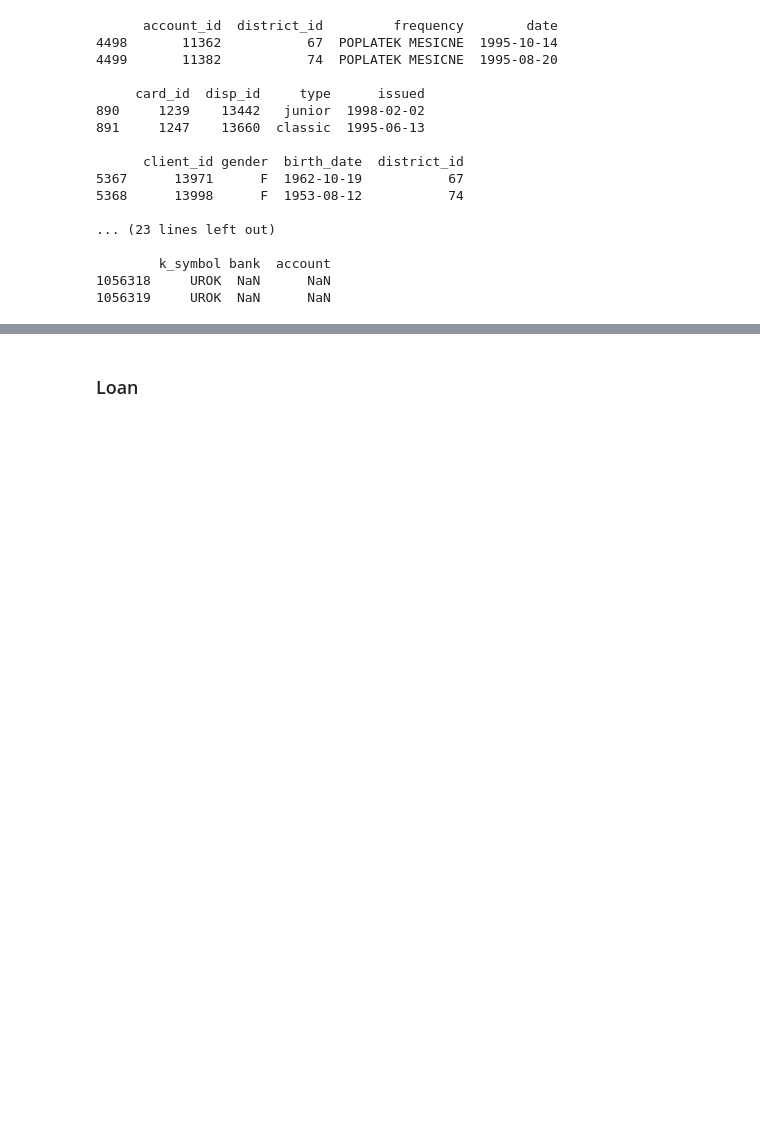
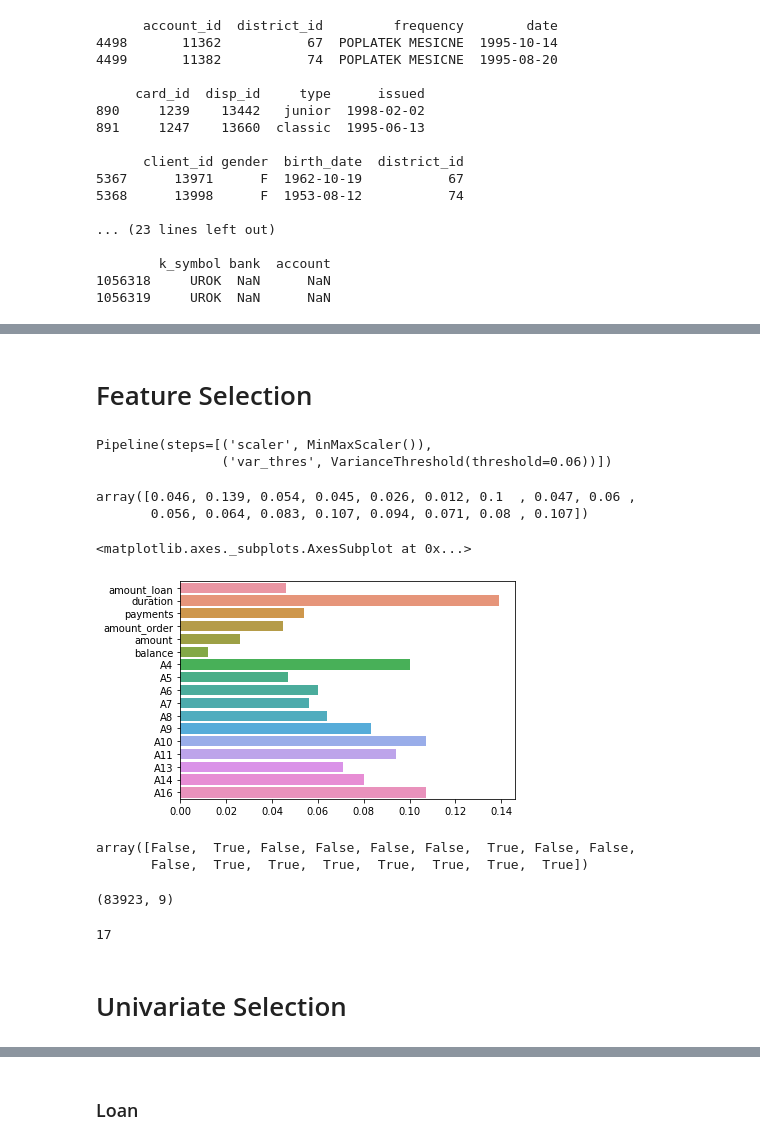
Before and after one commit to SteveGrimm/Unit4_Project, a Jupyter notebook: Unit4_Project.ipynb, the cells around one changed output, grey strips where cells are left out. Saved outputs shown, nothing was run; the diff lists cells and outputs as text; code cells hidden in the pictures; blank space fills up the shorter version.

```diff
--- a/Unit4_Project.ipynb
+++ b/Unit4_Project.ipynb
@@ -110,0 +228,17 @@ for name in tables:
+# %%
+#Set x and y variables
+x = data.drop(columns = 'status2')
+y = data.status2
+
+#Train test split
+x_train, x_test, y_train, y_test = train_test_split(x,y,
+                                                    test_size = 0.2,
+                                                    random_state = 42)
+
+data_transformer = ColumnTransformer(transformers=[
+    ('continuous', 'passthrough', continuous_variables),
+    ('binary', OrdinalEncoder(), binary_variables),
+    ('nominal', OneHotEncoder(sparse=False), nominal_cat_variables)],
+                                    remainder = 'drop')
+# %% [markdown]
+# Feature Selection
@@ -110,0 +248,32 @@ for name in tables:
+# %%
+variance_picking = Pipeline([('scaler', MinMaxScaler()),
+                            ('var_thres', VarianceThreshold(threshold=0.06))])
+
+variance_picking.fit(x_train[continuous_variables])
+# %% [output]
+Pipeline(steps=[('scaler', MinMaxScaler()),
+                ('var_thres', VarianceThreshold(threshold=0.06))])
+# %%
+variance_picking.named_steps['var_thres'].variances_.round(3)
+# %% [output]
+array([0.046, 0.139, 0.054, 0.045, 0.026, 0.012, 0.1  , 0.047, 0.06 ,
+       0.056, 0.064, 0.083, 0.107, 0.094, 0.071, 0.08 , 0.107])
+# %%
+sns.barplot(variance_picking.named_steps['var_thres'].variances_.round(3),continuous_variables)
+# %% [output]
+<matplotlib.axes._subplots.AxesSubplot at 0x...>
+[figure, added]
+# %%
+#a mask array letting you know which variables in the continuous variables are kept
+variance_picking.named_steps['var_thres'].get_support()
+# %% [output]
+array([False,  True, False, False, False, False,  True, False, False,
+       False,  True,  True,  True,  True,  True,  True,  True])
+# %%
+variance_picking.transform(x_train[continuous_variables]).shape
+# %% [output]
+(83923, 9)
+# %%
+len(continuous_variables)
+# %% [output]
+17
@@ -110,0 +283,2 @@ for name in tables:
+# %% [markdown]
+# Univariate Selection
```
Also changed, not shown: parts of 64 cells of this notebook.
